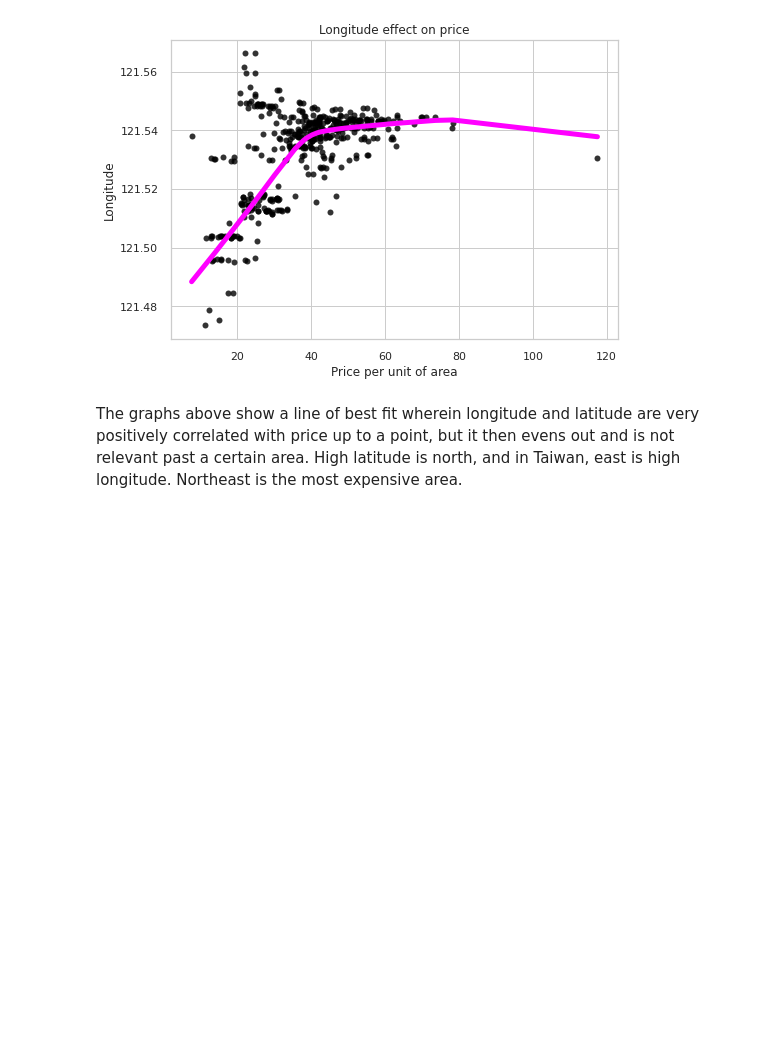
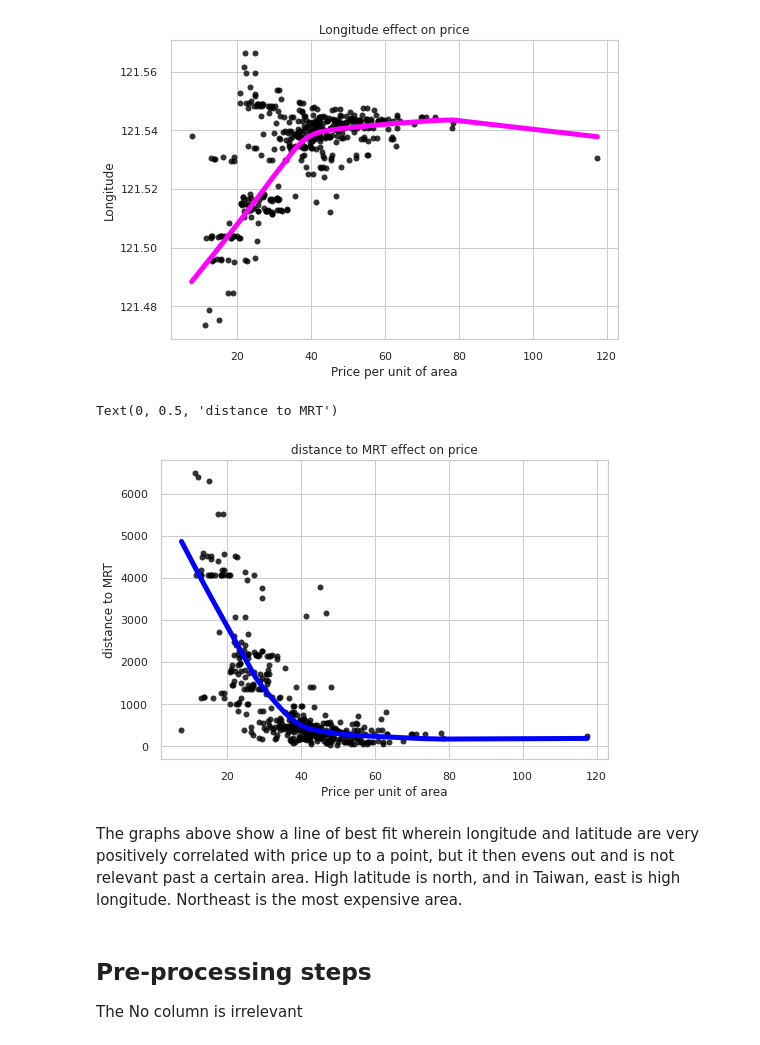
Before and after one commit to blakedshull/datascience, a Jupyter notebook: Project_2.ipynb, the cells around one changed output. Saved outputs shown, nothing was run; the diff lists cells and outputs as text; code cells hidden in the pictures; blank space fills up the shorter version.

```diff
--- a/Project_2.ipynb
+++ b/Project_2.ipynb
@@ -171,5 +171,17 @@ plt.ylabel("Longitude")
 # %% [output]
 Text(0, 0.5, 'Longitude')
 [figure]
+# %%
+sns.regplot(data = df, x = 'house price of unit area', y = 'distance to the nearest MRT station', lowess=True, color="black",
+            line_kws={"color":"blue", "linewidth":5})
+plt.title("distance to MRT effect on price")
+plt.xlabel("Price per unit of area")
+plt.ylabel("distance to MRT")
+# %% [output]
+Text(0, 0.5, 'distance to MRT')
+[figure, added]
 # %% [markdown]
 The graphs above show a line of best fit wherein longitude and latitude are very positively correlated with price up to a point, but it then evens out and is not relevant past a certain area.  High latitude is north, and in Taiwan, east is high longitude.  Northeast is the most expensive area.
+# %% [markdown]
+## Pre-processing steps
+The No column is irrelevant
```
Also changed, not shown: parts of 28 cells of this notebook.
